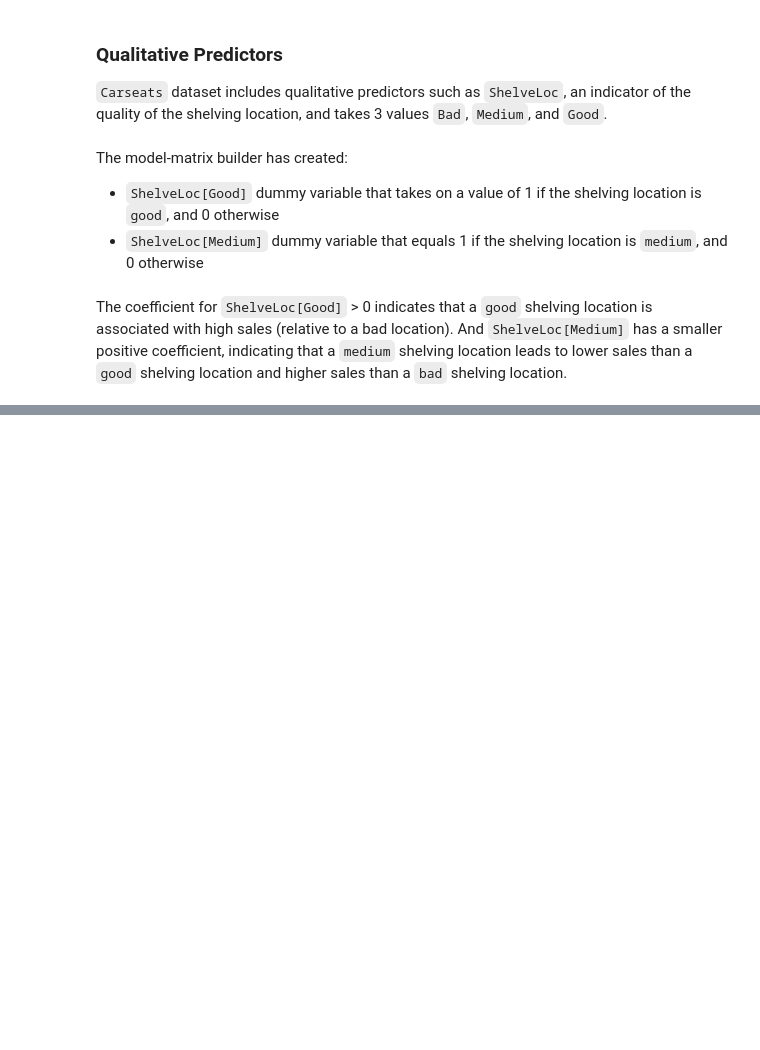
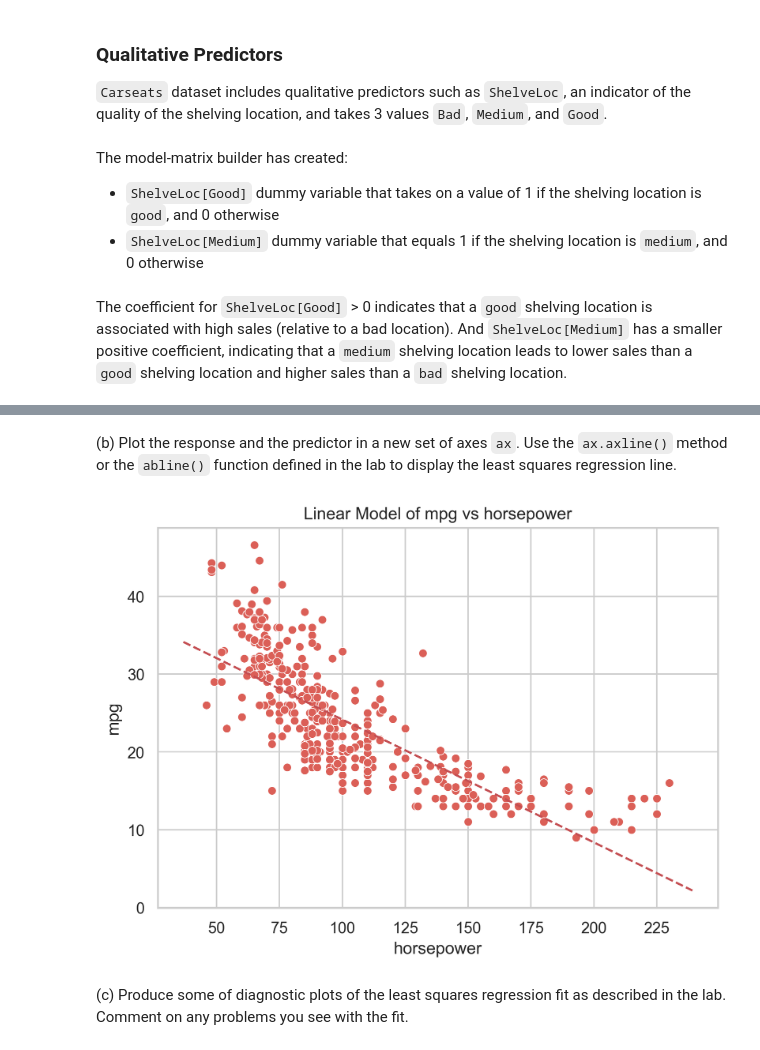
Before and after one commit to Nightwish2710/book-practices, a Jupyter notebook: an-introduction-to-statistical-learning/3-linear-regression.ipynb, the cells around one changed output, grey strips where cells are left out. Drawn from its saved outputs; the diff is of its cells as text; code cells hidden in the pictures; blank space fills up the shorter version.

```diff
--- a/an-introduction-to-statistical-learning/3-linear-regression.ipynb
+++ b/an-introduction-to-statistical-learning/3-linear-regression.ipynb
@@ -352,0 +469,7 @@ The coefficient for `ShelveLoc[Good]` > 0 indicates that a `good` shelving locat
+# %%
+def compute_model(y_name, X_name, data):
+    y = data.loc[:, y_name]
+    X = sm.add_constant(data.loc[:, X_name].values)
+    model = sm.OLS(y, X).fit()
+
+    return model, show_table(model, X_name)
@@ -352,0 +500,3 @@ The coefficient for `ShelveLoc[Good]` > 0 indicates that a `good` shelving locat
+# %%
+auto_df = pd.read_csv('data/Auto.csv')
+auto_df.head()
@@ -352,0 +510,7 @@ The coefficient for `ShelveLoc[Good]` > 0 indicates that a `good` shelving locat
+# %%
+slr_df = pd.DataFrame({
+    'mpg': pd.to_numeric(auto_df['mpg'], errors='coerce'),
+    'horsepower': pd.to_numeric(auto_df['horsepower'], errors='coerce'),
+}).dropna()
+slr_result, slr_summary = compute_model('mpg', 'horsepower', slr_df)
+slr_summary
@@ -352,0 +551,18 @@ The coefficient for `ShelveLoc[Good]` > 0 indicates that a `good` shelving locat
+# %% [markdown]
+(b) Plot the response and the predictor in a new set of axes `ax`. Use the `ax.axline()` method or the `abline()` function defined in the lab to display the least squares regression line.
+# %%
+def add_linear_line(ax, m, b, *args, **kwargs):
+    """ Add a line with slope m and intercept b to ax """
+    xlim = ax.get_xlim()
+    ylim = [m * xlim[0] + b, m * xlim[1] + b]
+    ax.plot(xlim, ylim, *args, **kwargs)
+# %%
+fig, ax = plt.subplots()
+sns.scatterplot(x='horsepower', y='mpg', data=slr_df, ax=ax)
+add_linear_line(ax, slr_result.params[1], slr_result.params[0], 'r--')
+ax.set_title('Linear Model of mpg vs horsepower')
+fig.tight_layout()
+# %% [output]
+[figure, added]
+# %% [markdown]
+(c) Produce some of diagnostic plots of the least squares regression fit as described in the lab. Comment on any problems you see with the fit.
```
Also changed, not shown: parts of 29 cells of this notebook.
